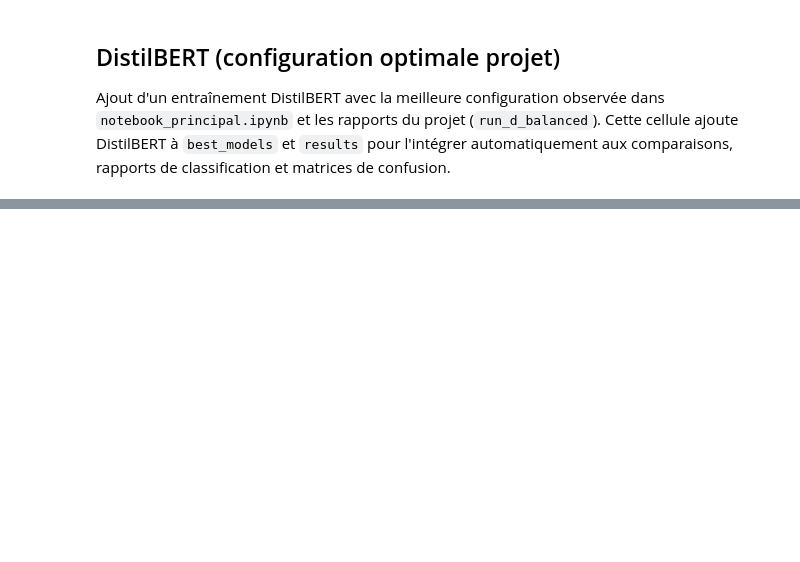
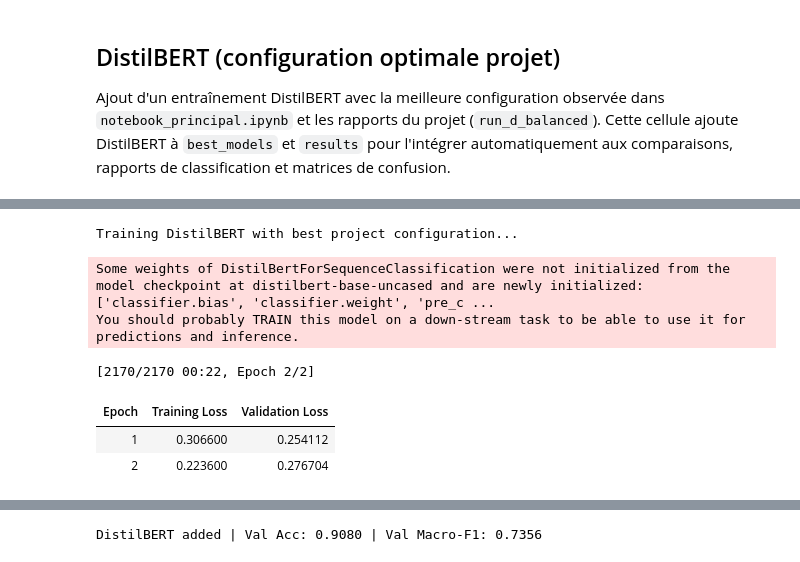
Before and after one commit to UQO-ML/Tech-App-Projet, a Jupyter notebook: Code/hate-speech-model.ipynb, the cells around one changed output, grey strips where cells are left out. Saved outputs shown, nothing was run; the diff lists cells and outputs as text; code cells hidden in the pictures; blank space fills up the shorter version.

```diff
--- a/Code/hate-speech-model.ipynb
+++ b/Code/hate-speech-model.ipynb
@@ -296,7 +358,7 @@ except ModuleNotFoundError:
 
 DISTILBERT_BEST_CONFIG = {
     'model_name': 'distilbert-base-uncased',
-    'epochs': 20,
+    'epochs': 2,
     'batch_size': 16,
     'max_length': 160,
     'learning_rate': 3e-5,
@@ -306,30 +368,38 @@ DISTILBERT_BEST_CONFIG = {
 
 if distilbert_deps_available():
     print('Training DistilBERT with best project configuration...')
     distilbert_model = DistilBertTextClassifier(**DISTILBERT_BEST_CONFIG)
     distilbert_model.fit(X_train, y_train, x_val=X_val, y_val=y_val)
 
     val_pred_distilbert = distilbert_model.predict(X_val)
     val_acc_distilbert = accuracy_score(y_val, val_pred_distilbert)
     val_f1_distilbert = f1_score(y_val, val_pred_distilbert, average='macro')
 
     best_models['DistilBERT'] = distilbert_model
     results.append({
         'Model': 'DistilBERT',
         'Val Accuracy': val_acc_distilbert,
         'Val Macro F1': val_f1_distilbert,
         'Best Params': {
             'epochs': DISTILBERT_BEST_CONFIG['epochs'],
             'batch_size': DISTILBERT_BEST_CONFIG['batch_size'],
             'max_length': DISTILBERT_BEST_CONFIG['max_length'],
             'learning_rate': DISTILBERT_BEST_CONFIG['learning_rate'],
             'weight_decay': DISTILBERT_BEST_CONFIG['weight_decay'],
         },
     })
 
     print(
         f"DistilBERT added | Val Acc: {val_acc_distilbert:.4f} | "
         f"Val Macro-F1: {val_f1_distilbert:.4f}"
     )
 else:
     print('DistilBERT skipped: missing torch/transformers/datasets dependencies.')
+# %% [output]
+Training DistilBERT with best project configuration...
+Some weights of DistilBertForSequenceClassification were not initialized from the model checkpoint at distilbert-base-uncased and are newly initialized: ['classifier.bias', 'classifier.weight', 'pre_c ...
+You should probably TRAIN this model on a down-stream task to be able to use it for predictions and inference.
+[2170/2170 00:22, Epoch 2/2]
+| Epoch | Training Loss | Validation Loss |
+| 1 | 0.306600 | 0.254112 |
+| 2 | 0.223600 | 0.276704 |
@@ -336,3 +407,4 @@ else:
+DistilBERT added | Val Acc: 0.9080 | Val Macro-F1: 0.7356
 # %%
 res_df = pd.DataFrame(results).sort_values('Val Macro F1', ascending=False).reset_index(drop=True)
 
```
Also changed, not shown: parts of 19 cells of this notebook, 11 other files.
